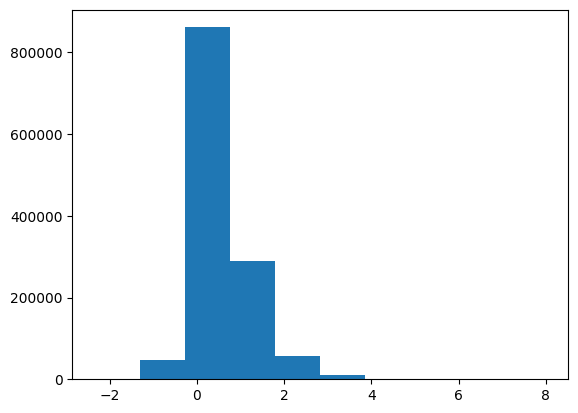
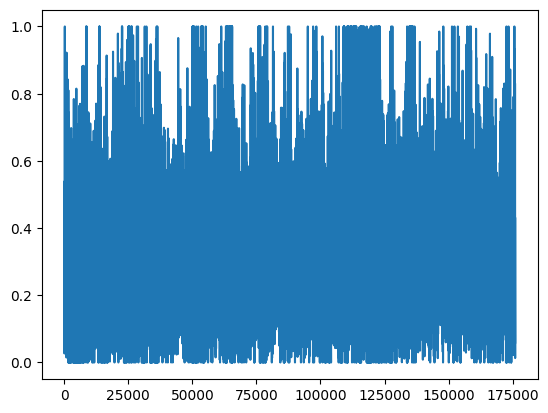
Code edit (unified diff) that turned the first committed figure into the second:
--- before
+++ after
@@ -1 +1 @@
-plt.hist(combined_data0,bins=10)
+plt.plot(normalized_data[0])

Commit: norm